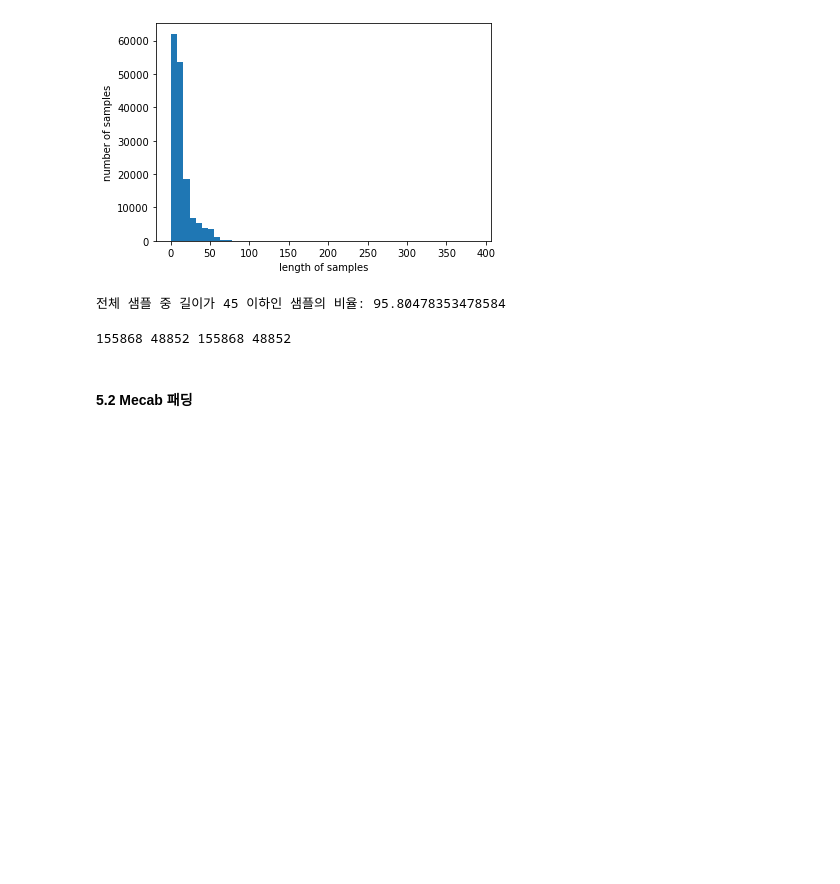
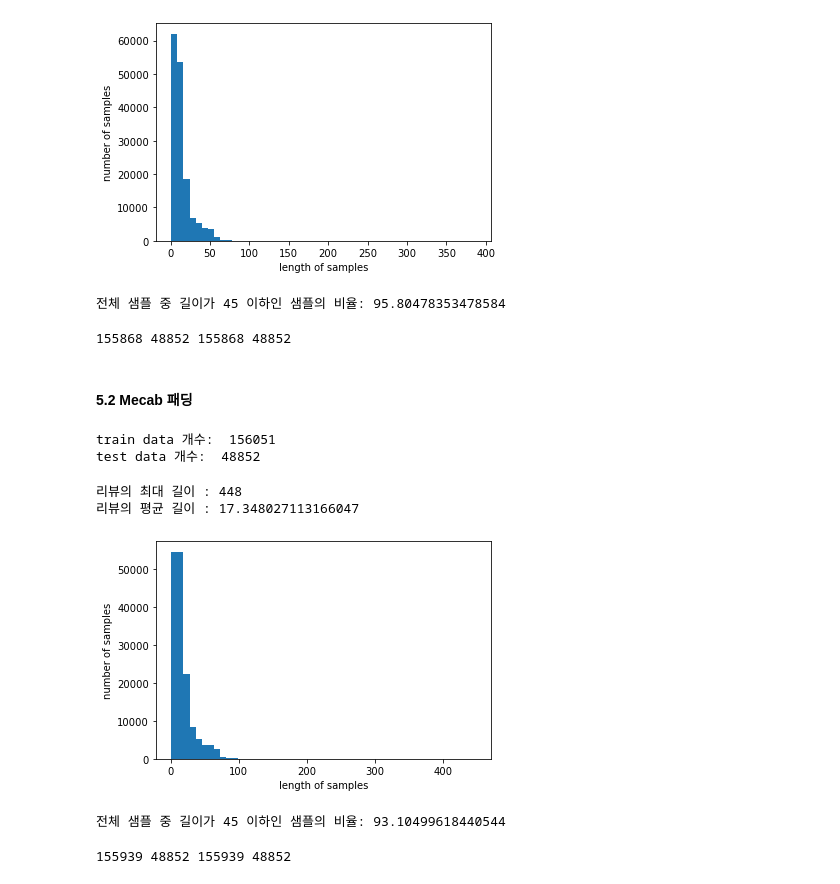
Before and after one commit to huitaek/project-nlp, a Jupyter notebook: preprocessing.ipynb, the cells around one changed output. Drawn from its saved outputs; the diff is of its cells as text; code cells hidden in the pictures; blank space fills up the shorter version.

Commit message:
mecab 네이버+다음 X/y_train

```diff
--- a/preprocessing.ipynb
+++ b/preprocessing.ipynb
@@ -332,3 +374,11 @@ y_test = np.array(test_data['label'])
+# %%
+tokenizer = Tokenizer(vocab_size)
+tokenizer.fit_on_texts(X_train)
+X_train = tokenizer.texts_to_sequences(X_train)
+X_test = tokenizer.texts_to_sequences(X_test)
+
+y_train = np.array(train_data['label'])
+y_test = np.array(test_data['label'])
 # %% [markdown]
 ### <b>5.0 패딩</b>
 # %% [markdown]
@@ -399,3 +449,45 @@ print(len(X_train), len(X_test), len(y_train), len(y_test))
 155868 48852 155868 48852
 # %% [markdown]
 #### 5.2 Mecab 패딩
+# %%
+# 문장 길이가 0 인 로우 삭제
+
+drop_train = [index for index, sentence in enumerate(X_train) if len(sentence) < 1]
+
+X_train = np.delete(X_train, drop_train, axis=0)
+y_train = np.delete(y_train, drop_train, axis=0)
+
+print('train data 개수: ', len(train_data))
+print('test data 개수: ', len(test_data))
+# %% [output]
+train data 개수:  156051
+test data 개수:  48852
+# %%
+# max_len 결정
+
+import matplotlib.pyplot as plt
+
+print('리뷰의 최대 길이 :',max(len(review) for review in X_train))
+print('리뷰의 평균 길이 :',sum(map(len, X_train))/len(X_train))
+
+plt.hist([len(review) for review in X_train], bins=50)
+plt.xlabel('length of samples')
+plt.ylabel('number of samples')
+plt.show()
+
+def below_threshold_len(max_len, nested_list):
+    count = 0
+    for sentence in nested_list:
+        if(len(sentence) <= max_len):
+            count = count + 1
+    print('전체 샘플 중 길이가 %s 이하인 샘플의 비율: %s'%(max_len, (count / len(nested_list))*100))
+
+
+
+max_len = 45
+below_threshold_len(max_len, X_train)
+# %% [output]
+리뷰의 최대 길이 : 448
+리뷰의 평균 길이 : 17.348027113166047
+[figure, added]
+전체 샘플 중 길이가 45 이하인 샘플의 비율: 93.10499618440544
@@ -401,0 +501,15 @@ print(len(X_train), len(X_test), len(y_train), len(y_test))
+# %%
+# 데이터 셋 저장
+
+temp = pd.DataFrame(X_train)
+temp.to_csv('./data/mecab/X_train.csv', index=False)
+temp = pd.DataFrame(X_test)
+temp.to_csv('./data/mecab/X_test.csv', index=False)
+temp = pd.DataFrame(y_train)
+temp.to_csv('./data/mecab/y_train.csv', index=False)
+temp = pd.DataFrame(y_test)
+temp.to_csv('./data/mecab/y_test.csv', index=False)
+
+print(len(X_train), len(X_test), len(y_train), len(y_test))
+# %% [output]
+155939 48852 155939 48852
```
Also changed, not shown: parts of 3 cells of this notebook, 4 other files.
